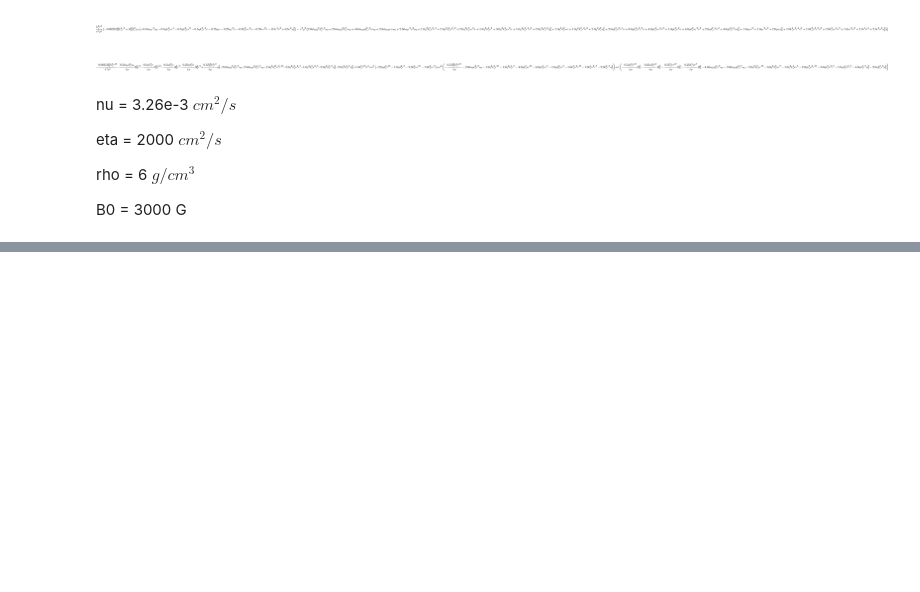
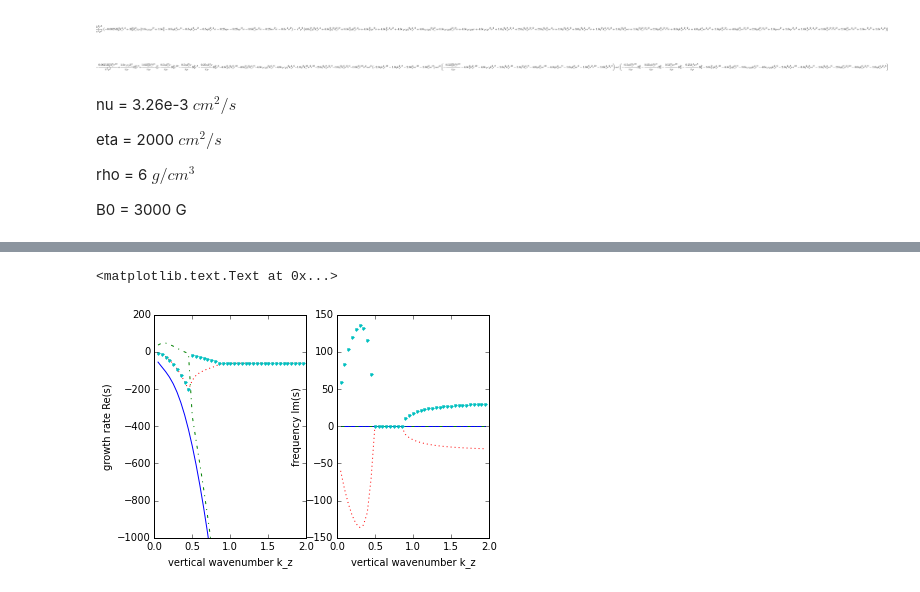
Before and after one commit to jsoishi/weakly_nonlinear_mri, a Jupyter notebook: python/widegap/Widegap dispersion relation.ipynb, the cells around one changed output, grey strips where cells are left out. Drawn from its saved outputs; the diff is of its cells as text; code cells hidden in the pictures; blank space fills up the shorter version.

```diff
--- a/python/widegap/Widegap dispersion relation.ipynb
+++ b/python/widegap/Widegap dispersion relation.ipynb
@@ -45,3 +49,6 @@ LM
+# %%
+LM = LM.subs(u0, (r*c1 + c2/r))
+LM = LM.subs(du0, (c1 - c2/r**2))
 # %%
 ((LM.subs(kr, 0)).det()).simplify()
 # %% [output]
@@ -53,7 +60,7 @@ collect((LM.subs(kr, 0)).det(), sigma)
 # %%
 disp = LM.det()
 # %%
-func = lambdify((kr, nu, eta, r, rho, pi, B0), disp)
+func = lambdify((kr, nu, eta, r, rho, pi, B0, c1, c2), disp)
 # %% [markdown]
 nu = 3.26e-3 $cm^2/s$
 
@@ -64,0 +89,2 @@ B0 = 3000 G
+# %%
+goodmanjibykz = lambdify(kz, goodmanjiparams)
@@ -64,0 +101,32 @@ B0 = 3000 G
+# %%
+vertical_wavenumbers = np.arange(0.05, 2, 0.05)
+out1 = np.zeros((len(vertical_wavenumbers), 4), np.complex) # four roots
+for i in range(len(vertical_wavenumbers)):
+    hh1 = solve(goodmanjibykz(vertical_wavenumbers[i]))
+    out1[i, 0] = hh1[0]
+    out1[i, 1] = hh1[1]
+    out1[i, 2] = hh1[2]
+    out1[i, 3] = hh1[3]
+# %%
+plt.figure()
+ax = plt.subplot(121)
+ax.plot(vertical_wavenumbers, out1[:, 0].real)
+ax.plot(vertical_wavenumbers, out1[:, 1].real, '-.')
+ax.plot(vertical_wavenumbers, out1[:, 2].real, ':')
+ax.plot(vertical_wavenumbers, out1[:, 3].real, '.')
+ax.set_ylim(-1000, 200)
+
+ax.set_xlabel('vertical wavenumber k_z')
+ax.set_ylabel('growth rate Re(s)')
+
+ax = plt.subplot(122)
+ax.plot(vertical_wavenumbers, out1[:, 0].imag)
+ax.plot(vertical_wavenumbers, out1[:, 1].imag, '-.')
+ax.plot(vertical_wavenumbers, out1[:, 2].imag, ':')
+ax.plot(vertical_wavenumbers, out1[:, 3].imag, '.')
+
+ax.set_xlabel('vertical wavenumber k_z')
+ax.set_ylabel('frequency Im(s)')
+# %% [output]
+<matplotlib.text.Text at 0x...>
+[figure, added]
```
Also changed, not shown: parts of 9 cells of this notebook, 2 other files.
